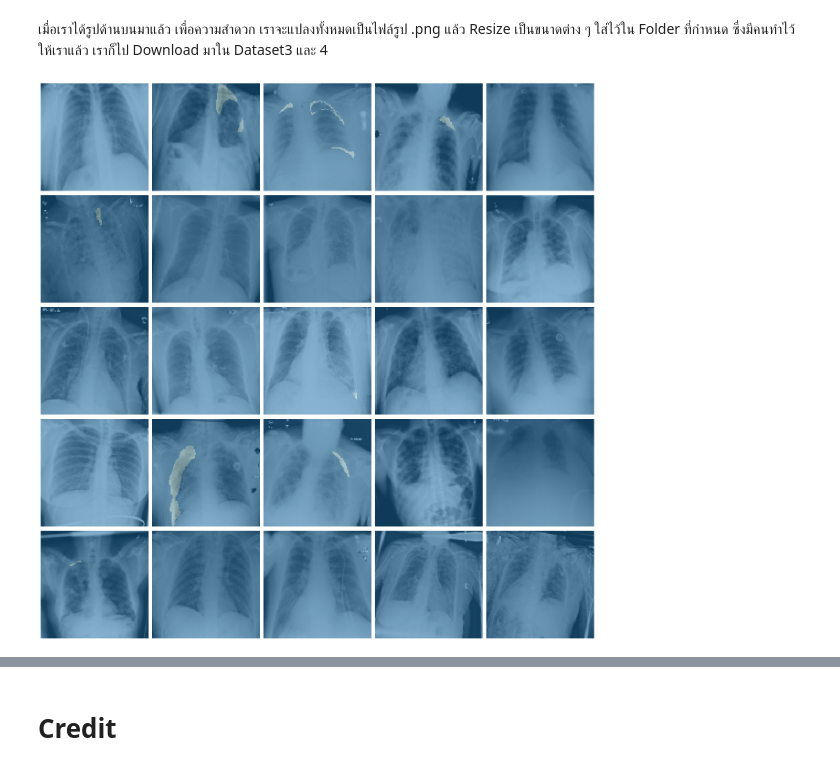
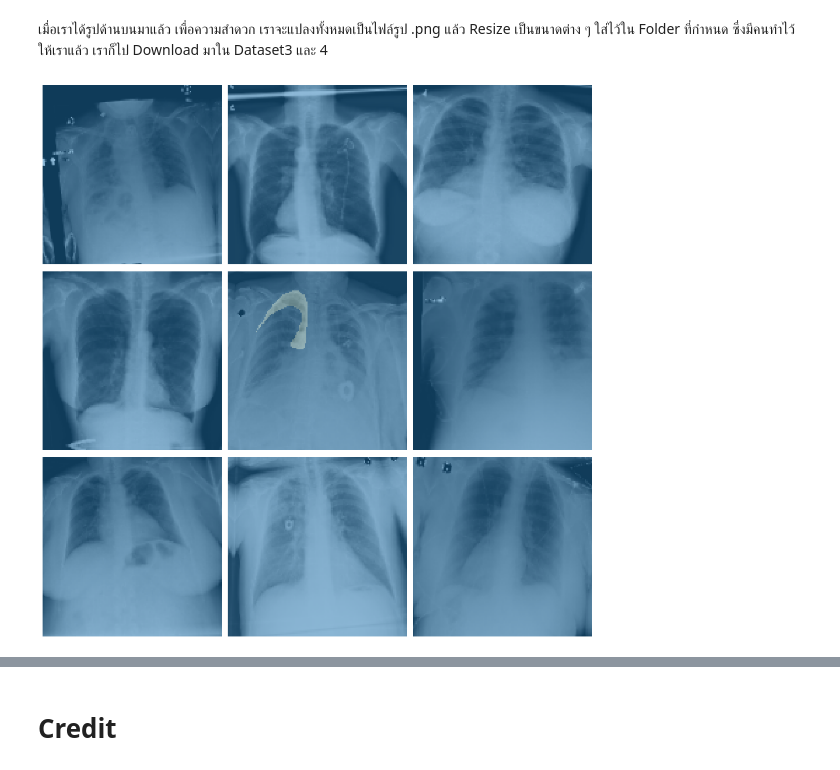
Before and after one commit to gnoparus/bualabs, a Jupyter notebook: nbs/03b-image-segmentation-siim-acr-pneumothorax-segmentation.ipynb, the cells around one changed output, grey strips where cells are left out. Cells and saved outputs as stored; diff of their text form; code cells hidden in the pictures.

```diff
--- a/nbs/03b-image-segmentation-siim-acr-pneumothorax-segmentation.ipynb
+++ b/nbs/03b-image-segmentation-siim-acr-pneumothorax-segmentation.ipynb
@@ -311,14 +313,14 @@ def transform(self, tfms:Optional[Tuple[TfmList,TfmList]]=(None,None), **kwargs)
 fastai.data_block.ItemLists.transform = transform
 # %%
 # Create databunch
-data = (SegmentationItemList.from_folder(path=path/'train')
+data = (SegmentationItemList.from_folder(path=path/'train')[:100]
         .split_by_rand_pct(0.2)
         .label_from_func(lambda x : str(x).replace('train', 'masks'), classes=[0, 1])
         .add_test((path/'test').ls(), label=None)
         .transform(get_transforms(), size=SZ, tfm_y=True)
         .databunch(path=Path('.'), bs=32)
         .normalize(imagenet_stats))
-# %%
-data.show_batch()
-# %% [output]
-[figure, removed]
+# %%
+data.show_batch(rows=3, figsize=(12, 12))
+# %% [output]
+[figure, added]
```
Also changed, not shown: parts of 8 cells of this notebook.
